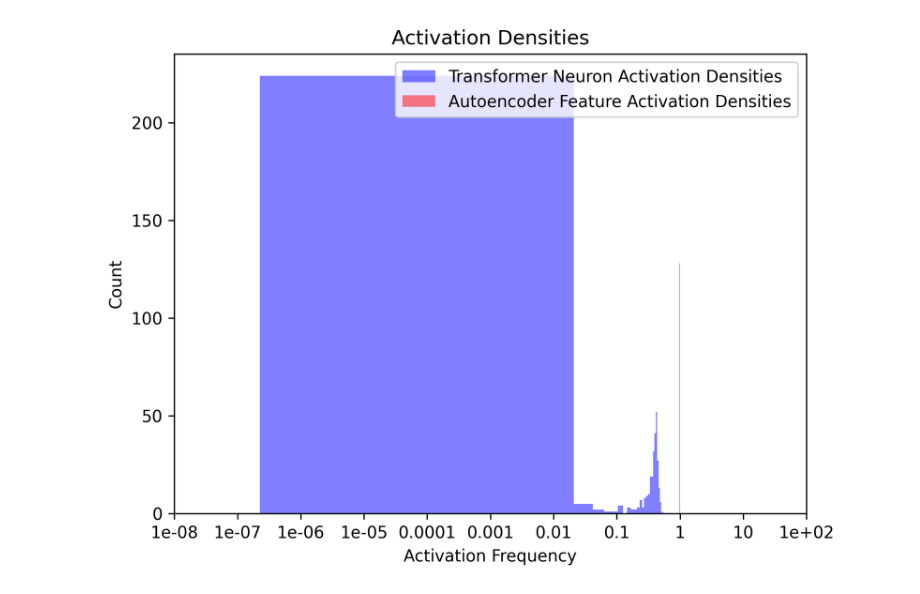
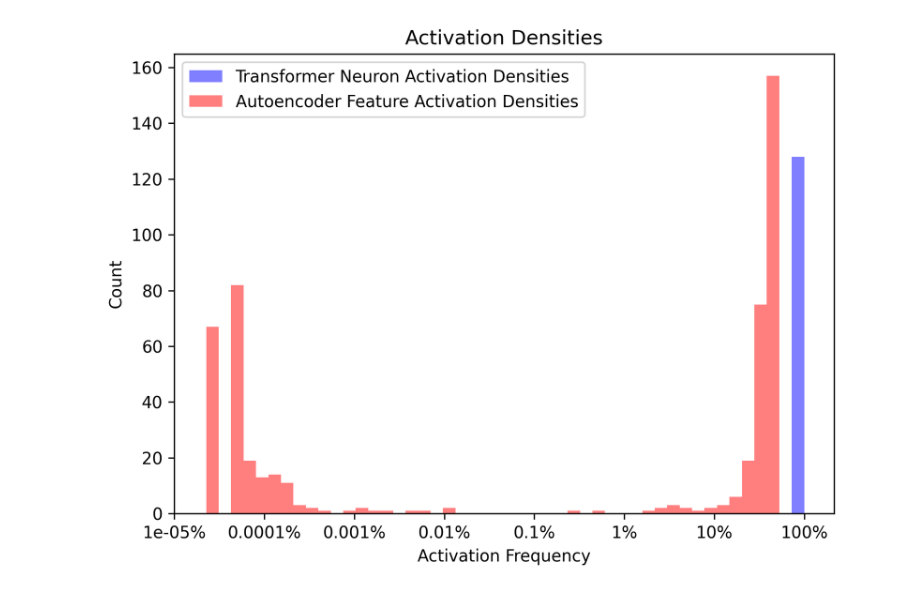
Before and after one commit to manoloFer10/NLP-monosemanticity, a Jupyter notebook: feature_activations.ipynb, the cells around one changed output. Cells and saved outputs as stored; diff of their text form; code cells hidden in the pictures.

Commit message:
corrected plot

```diff
--- a/feature_activations.ipynb
+++ b/feature_activations.ipynb
@@ -34,21 +34,19 @@ hidden_freqs = pd.read_csv(f"{folder_path}/activations_data/hidden_frequencies.c
 feedforward_freqs = pd.read_csv(f"{folder_path}/activations_data/feedforward_frequencies.csv")
 # %%
 hiddens = hidden_freqs[hidden_freqs["frequency"] > 0]["frequency"]
-bins=np.histogram(np.hstack((hiddens, feedforward_freqs["frequency"])), bins=48)[1]
+bins=np.histogram(np.hstack((np.log10(hiddens), np.log10(feedforward_freqs["frequency"]))), bins=48)[1]
 
 plt.figure(dpi=300)
 plt.title("Activation Densities")
-plt.hist(hiddens, bins=bins, color='blue', alpha=0.5, label="Transformer Neuron Activation Densities")
-plt.hist(feedforward_freqs["frequency"], bins=bins, color='red', alpha=0.5, label="Autoencoder Feature Activation Densities")
-plt.xscale("log")
-tick_locs = plt.xticks()[0]
-tick_labels = [f"{x:.2g}" for x in tick_locs]
-plt.xticks(tick_locs, tick_labels)
+plt.hist(np.log10(feedforward_freqs["frequency"]), bins=bins, color='blue', alpha=0.5, label="Transformer Neuron Activation Densities")
+plt.hist(np.log10(hiddens), bins=bins, color='red', alpha=0.5, label="Autoencoder Feature Activation Densities")
 plt.xlabel("Activation Frequency")
 plt.ylabel("Count")
+tick_locs = plt.xticks()[0][:-1]
+tick_labels = [f"{100 * 10**x:.3g}%" for x in tick_locs]
+plt.xticks(tick_locs, tick_labels)
 plt.legend()
 plt.tight_layout()
-plt.savefig("results/activation_densities.png")
 plt.show()
 # %% [output]
-[figure, old version]
+[figure, new version]
```
Also changed, not shown: parts of 1 cell of this notebook, 3 other files.
